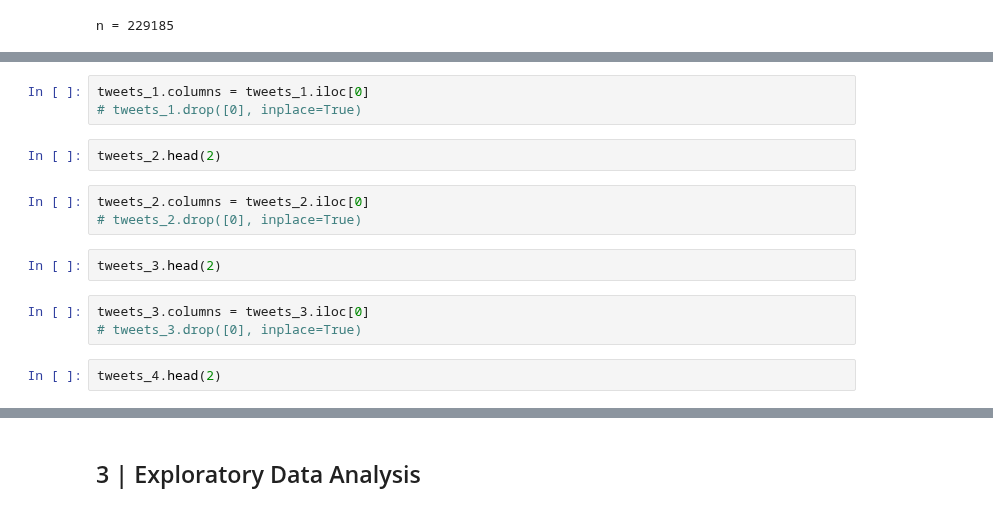
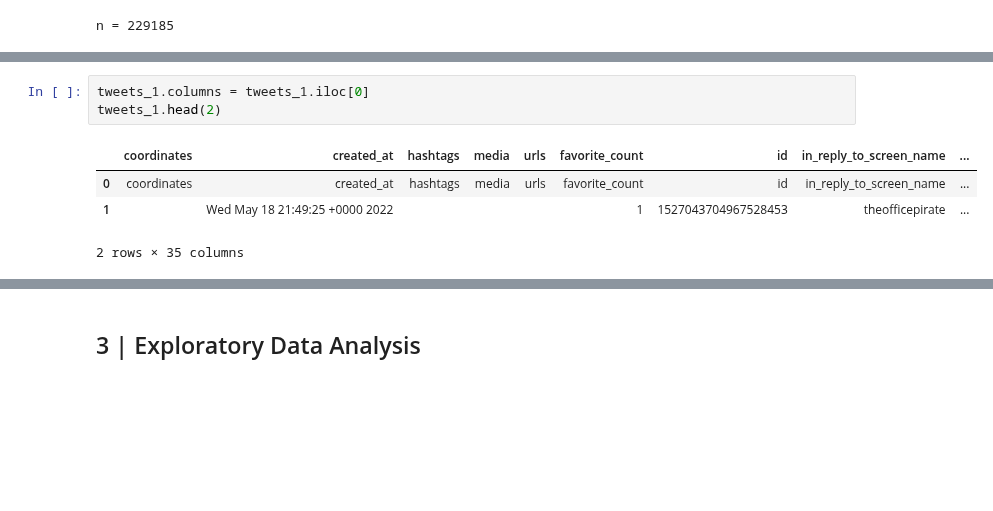
Before and after one commit to slp22/data-engineering-project, a Jupyter notebook: engineering_monkeypox_pipeline.ipynb, the cells around one changed output, grey strips where cells are left out. Saved outputs shown, nothing was run; the diff lists cells and outputs as text; blank space fills up the shorter version.

```diff
--- a/engineering_monkeypox_pipeline.ipynb
+++ b/engineering_monkeypox_pipeline.ipynb
@@ -131,15 +146,8 @@ tweets_1.head(2)
 # %%
 tweets_1.columns = tweets_1.iloc[0]
-# tweets_1.drop([0], inplace=True)
+tweets_1.head(2)
+# %% [output]
+|  | coordinates | created_at | hashtags | media | urls | favorite_count | id | in_reply_to_screen_name | ... |
+| 0 | coordinates | created_at | hashtags | media | urls | favorite_count | id | in_reply_to_screen_name | ... |
+| 1 |  | Wed May 18 21:49:25 +0000 2022 |  |  |  | 1 | 1527043704967528453 | theofficepirate | ... |
+2 rows × 35 columns
-# %%
-tweets_2.head(2)
-# %%
-tweets_2.columns = tweets_2.iloc[0]
-# tweets_2.drop([0], inplace=True)
-# %%
-tweets_3.head(2)
-# %%
-tweets_3.columns = tweets_3.iloc[0]
-# tweets_3.drop([0], inplace=True)
-# %%
-tweets_4.head(2)
```
Also changed, not shown: parts of 40 cells of this notebook.
